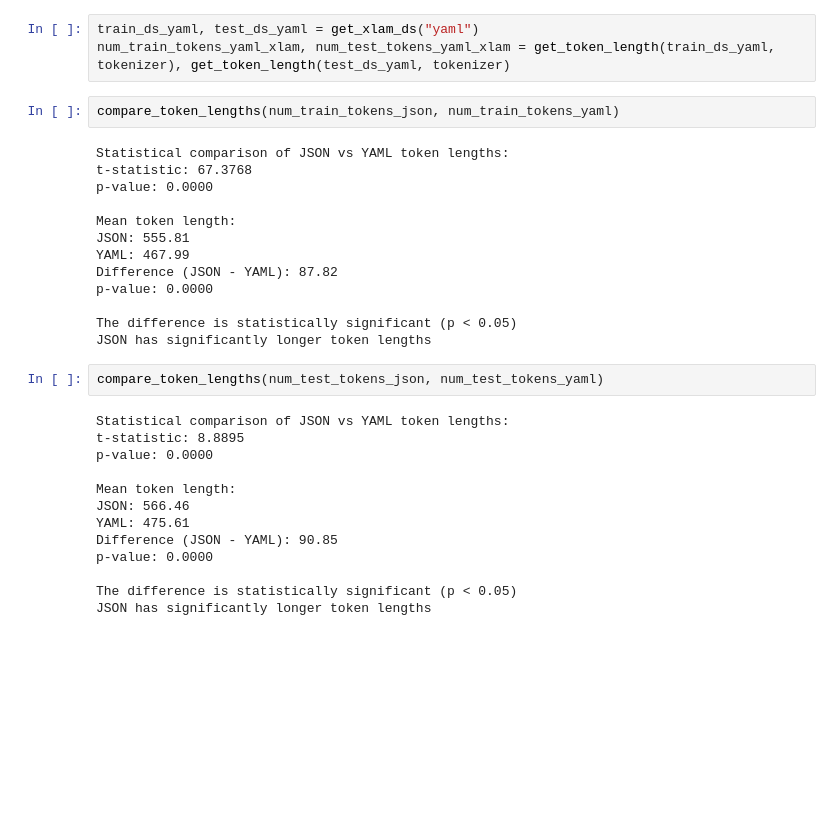
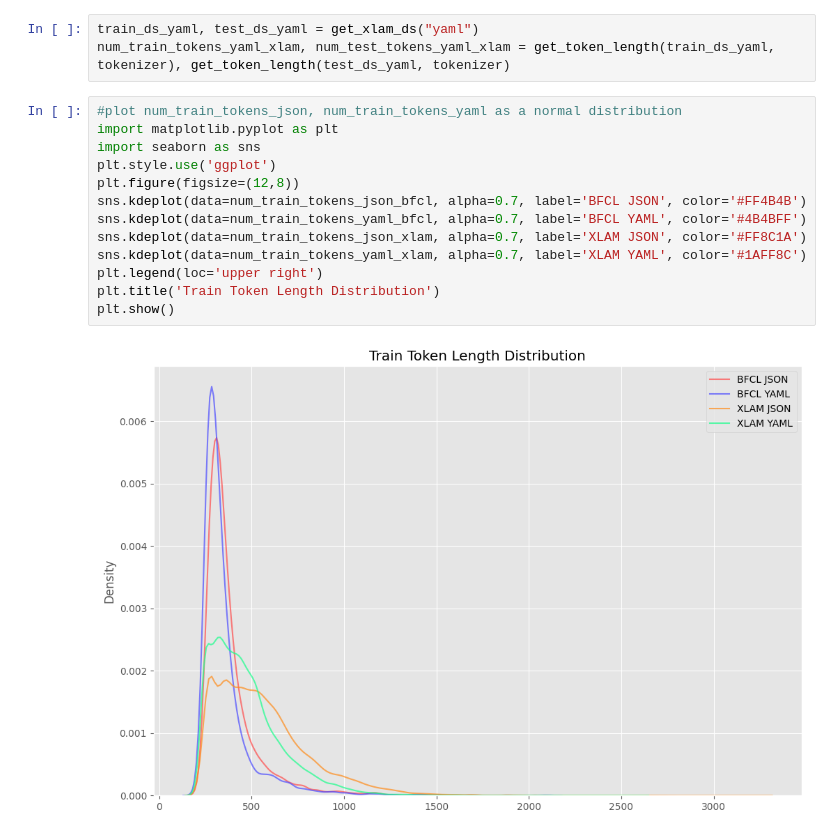
Before and after one commit to Athe-kunal/Finetuning, a Jupyter notebook: finetuning/finetuning/data_analysis.ipynb, the cells around one changed output. Saved outputs shown, nothing was run; the diff lists cells and outputs as text; blank space fills up the shorter version.

```diff
--- a/finetuning/finetuning/data_analysis.ipynb
+++ b/finetuning/finetuning/data_analysis.ipynb
@@ -152,36 +122,21 @@ num_train_tokens_json_xlam, num_test_tokens_json_xlam = get_token_length(train_d
 # %%
 train_ds_yaml, test_ds_yaml = get_xlam_ds("yaml")
 num_train_tokens_yaml_xlam, num_test_tokens_yaml_xlam = get_token_length(train_ds_yaml, tokenizer), get_token_length(test_ds_yaml, tokenizer)
-# %%
-compare_token_lengths(num_train_tokens_json, num_train_tokens_yaml)
-# %% [output]
-Statistical comparison of JSON vs YAML token lengths:
-t-statistic: 67.3768
-p-value: 0.0000
-
-Mean token length:
-JSON: 555.81
-YAML: 467.99
-Difference (JSON - YAML): 87.82
-p-value: 0.0000
-
-The difference is statistically significant (p < 0.05)
-JSON has significantly longer token lengths
-# %%
-compare_token_lengths(num_test_tokens_json, num_test_tokens_yaml)
-# %% [output]
-Statistical comparison of JSON vs YAML token lengths:
-t-statistic: 8.8895
-p-value: 0.0000
-
-Mean token length:
-JSON: 566.46
-YAML: 475.61
-Difference (JSON - YAML): 90.85
-p-value: 0.0000
-
-The difference is statistically significant (p < 0.05)
-JSON has significantly longer token lengths
+# %%
+#plot num_train_tokens_json, num_train_tokens_yaml as a normal distribution
+import matplotlib.pyplot as plt
+import seaborn as sns
+plt.style.use('ggplot')
+plt.figure(figsize=(12,8))
+sns.kdeplot(data=num_train_tokens_json_bfcl, alpha=0.7, label='BFCL JSON', color='#FF4B4B')
+sns.kdeplot(data=num_train_tokens_yaml_bfcl, alpha=0.7, label='BFCL YAML', color='#4B4BFF')
+sns.kdeplot(data=num_train_tokens_json_xlam, alpha=0.7, label='XLAM JSON', color='#FF8C1A')
+sns.kdeplot(data=num_train_tokens_yaml_xlam, alpha=0.7, label='XLAM YAML', color='#1AFF8C')
+plt.legend(loc='upper right')
+plt.title('Train Token Length Distribution')
+plt.show()
+# %% [output]
+[figure, added]
 # %%
 #plot num_train_tokens_json, num_train_tokens_yaml as a normal distribution
 import matplotlib.pyplot as plt
```
Also changed, not shown: parts of 12 cells of this notebook, 1 other file.
